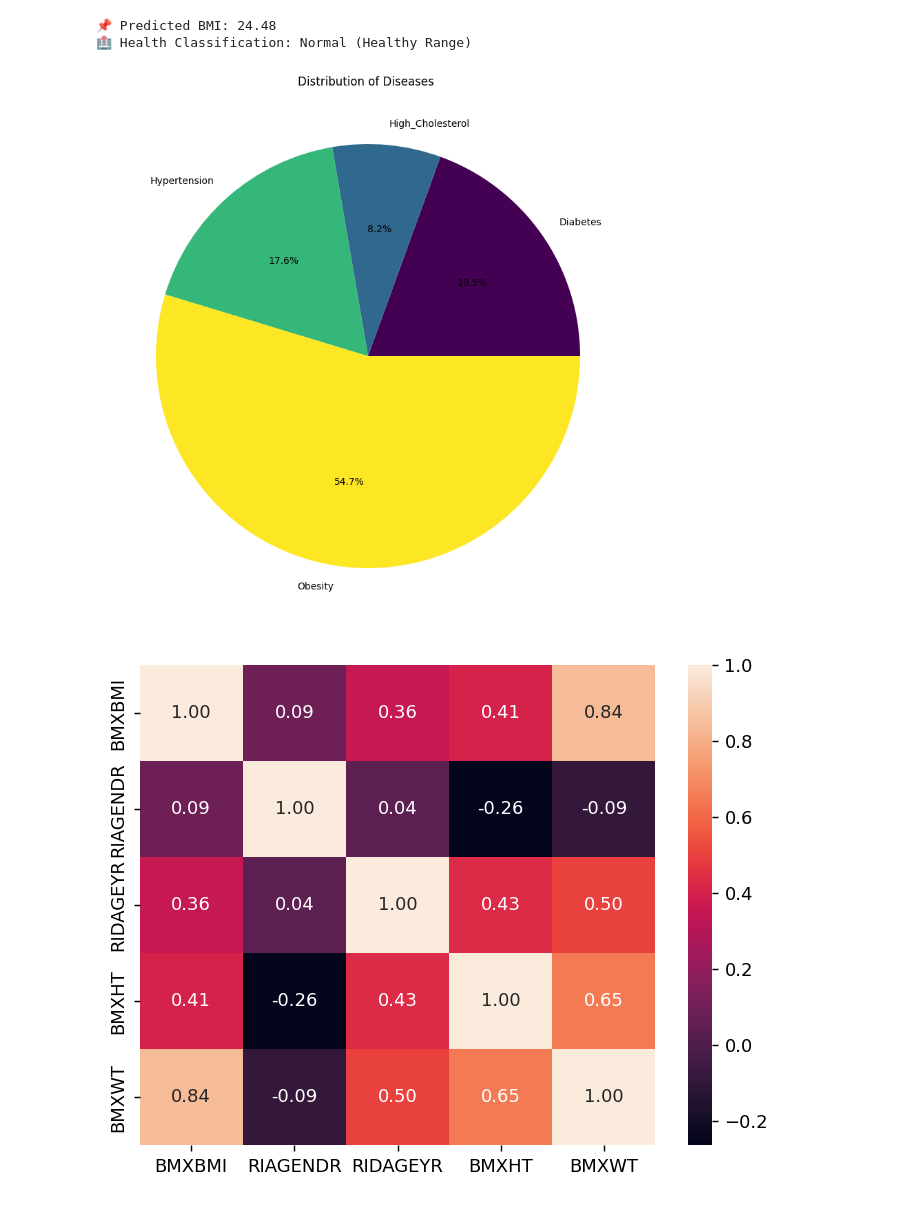
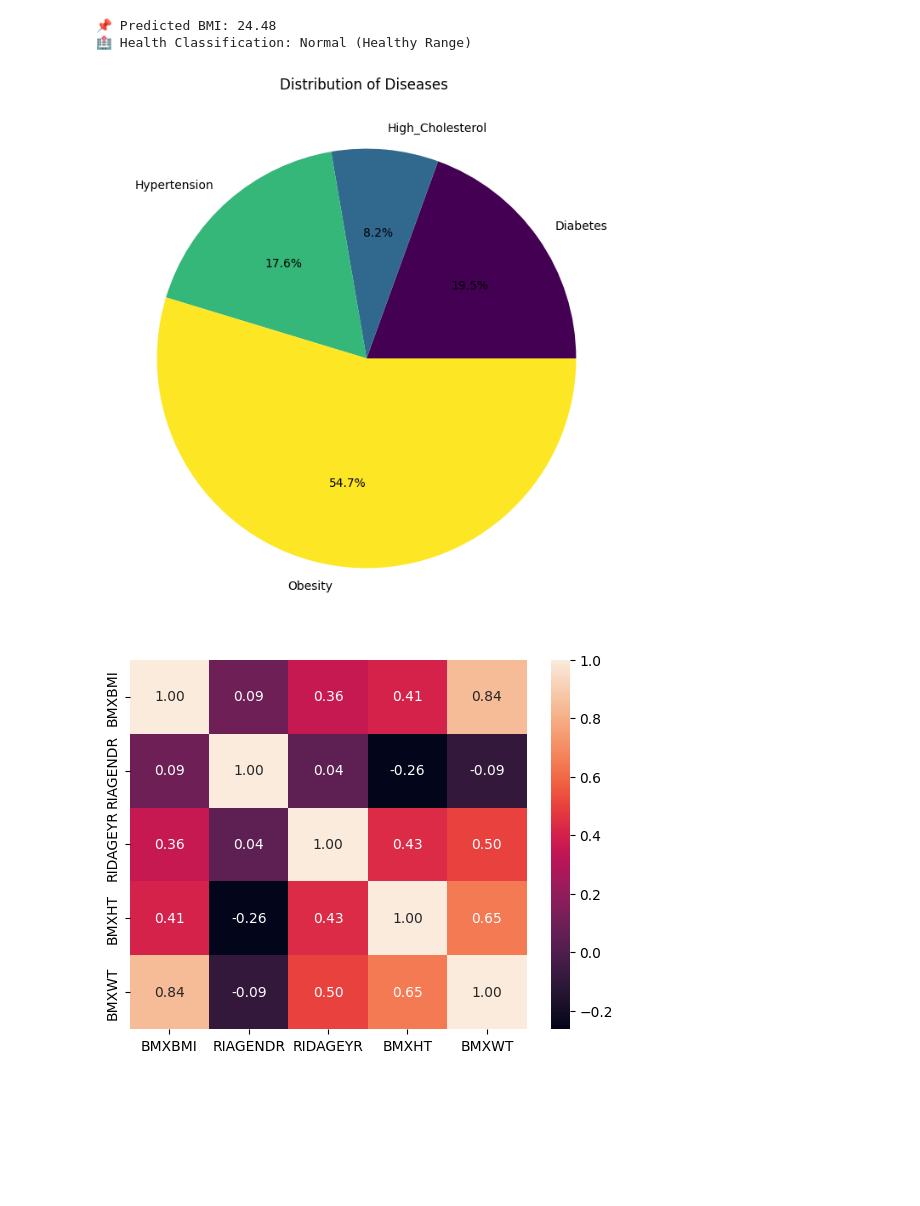
Before and after one commit to MaitriKoyani-Visiobyte/Predictive-Analysis-Project, a Jupyter notebook: predictiveAnalysis.ipynb, the cells around one changed output. Saved outputs shown, nothing was run; the diff lists cells and outputs as text; code cells hidden in the pictures; blank space fills up the shorter version.

```diff
--- a/predictiveAnalysis.ipynb
+++ b/predictiveAnalysis.ipynb
@@ -473,29 +362,29 @@ print(f"🏥 Health Classification: {bmi_risk_classification(predicted_bmi)}")
 📌 Predicted BMI: 24.48
 🏥 Health Classification: Normal (Healthy Range)
 # %%
+# Visualize and Analyze Diseases
 df['Hypertension'] = (df['BPXSY1'] >= 140) | (df['BPXDI1'] >= 90)
 df['Diabetes'] = (df['DIQ010'] == 1)
 df['Obesity'] = (df['BMXBMI'] >= 30)
 df['High_Cholesterol'] = (df['LBXTC'] >= 240)
 targets = ['Hypertension', 'Diabetes', 'Obesity', 'High_Cholesterol']
 target_df = df[targets]
 
 target_df = target_df[target_df.sum(axis=1) == 1]
 target_df['disease'] = target_df.idxmax(axis=1)
 target_df['counter'] = 1
-plt.figure(figsize=(10, 10))
+plt.figure(figsize=(8, 8))
 target_df.groupby('disease').counter.count().plot(kind='pie', autopct='%1.1f%%', cmap="viridis")
 plt.title("Distribution of Diseases ")
 plt.ylabel("")
 plt.show()
 # %% [output]
-[figure, old version]
+[figure, new version]
 # %%
-
+# correlation heatmap
 corr = df[cols].corr()
-
-plt.figure(dpi=130)
+plt.figure(dpi=100)
 sns.heatmap(df[cols].corr(), annot=True, fmt= '.2f')
 plt.show()
 # %% [output]
-[figure, old version]
+[figure, new version]
```
Also changed, not shown: parts of 12 cells of this notebook.
